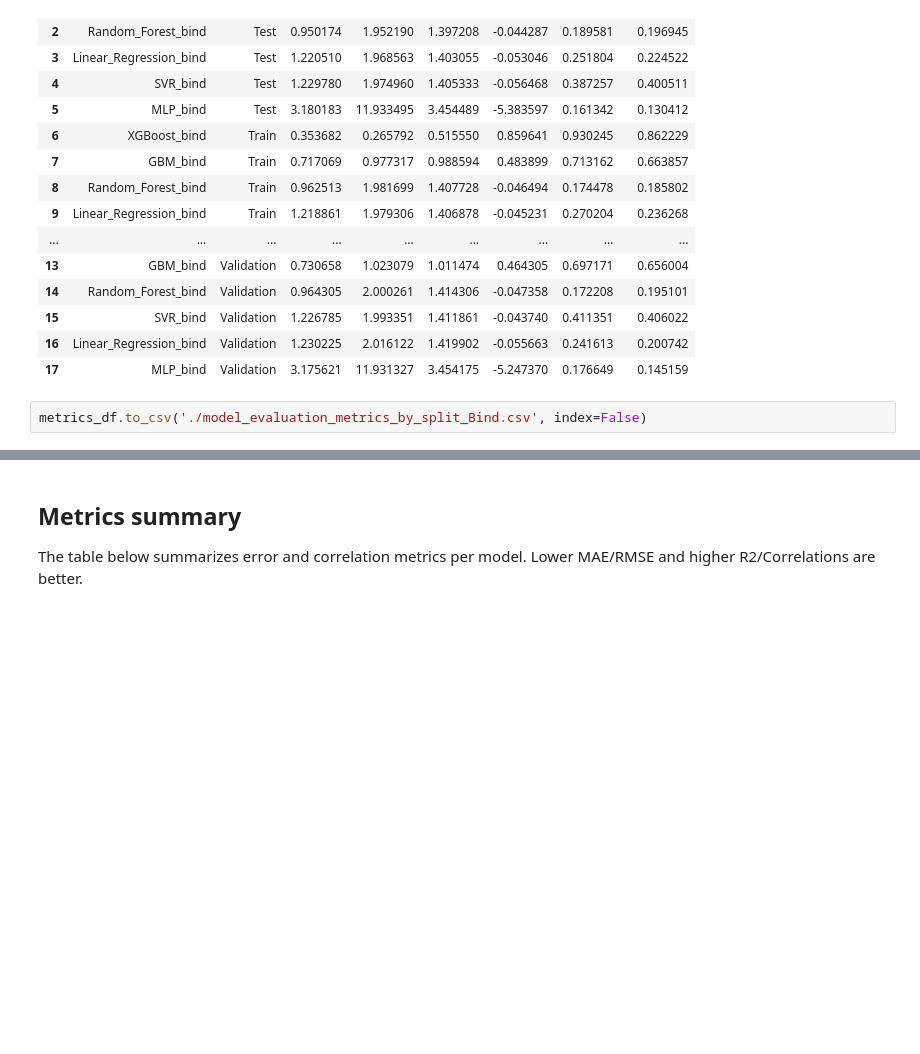
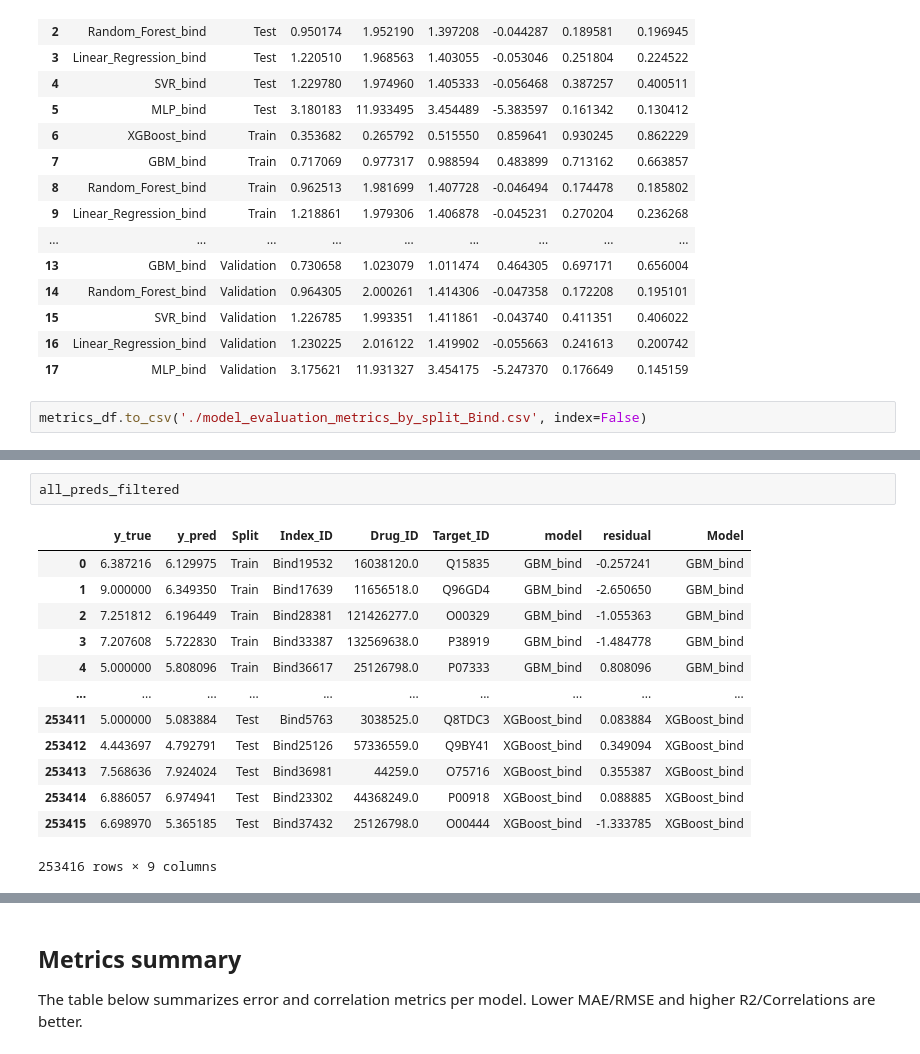
Before and after one commit to mmetalab/llm-drug-agent, a Jupyter notebook: Evaluation_Metrics/Model_Evaluation_Bind.ipynb, the cells around one changed output, grey strips where cells are left out. Cells and saved outputs as stored; diff of their text form; blank space fills up the shorter version.

```diff
--- a/Evaluation_Metrics/Model_Evaluation_Bind.ipynb
+++ b/Evaluation_Metrics/Model_Evaluation_Bind.ipynb
@@ -196,4 +196,20 @@ WindowsPath('d:/Github/llm-drug-agent/Evaluation_Metrics/figures/pred_vs_true_sc
 [figure]
+# %%
+all_preds_filtered
+# %% [output]
+|  | y_true | y_pred | Split | Index_ID | Drug_ID | Target_ID | model | residual | Model |
+| 0 | 6.387216 | 6.129975 | Train | Bind19532 | 16038120.0 | Q15835 | GBM_bind | -0.257241 | GBM_bind |
+| 1 | 9.000000 | 6.349350 | Train | Bind17639 | 11656518.0 | Q96GD4 | GBM_bind | -2.650650 | GBM_bind |
+| 2 | 7.251812 | 6.196449 | Train | Bind28381 | 121426277.0 | O00329 | GBM_bind | -1.055363 | GBM_bind |
+| 3 | 7.207608 | 5.722830 | Train | Bind33387 | 132569638.0 | P38919 | GBM_bind | -1.484778 | GBM_bind |
+| 4 | 5.000000 | 5.808096 | Train | Bind36617 | 25126798.0 | P07333 | GBM_bind | 0.808096 | GBM_bind |
+| ... | ... | ... | ... | ... | ... | ... | ... | ... | ... |
+| 253411 | 5.000000 | 5.083884 | Test | Bind5763 | 3038525.0 | Q8TDC3 | XGBoost_bind | 0.083884 | XGBoost_bind |
+| 253412 | 4.443697 | 4.792791 | Test | Bind25126 | 57336559.0 | Q9BY41 | XGBoost_bind | 0.349094 | XGBoost_bind |
+| 253413 | 7.568636 | 7.924024 | Test | Bind36981 | 44259.0 | O75716 | XGBoost_bind | 0.355387 | XGBoost_bind |
+| 253414 | 6.886057 | 6.974941 | Test | Bind23302 | 44368249.0 | P00918 | XGBoost_bind | 0.088885 | XGBoost_bind |
+| 253415 | 6.698970 | 5.365185 | Test | Bind37432 | 25126798.0 | O00444 | XGBoost_bind | -1.333785 | XGBoost_bind |
+253416 rows × 9 columns
 # %%
 # Residual box plot per model and split
 all_preds['residual'] = all_preds['y_pred'] - all_preds['y_true']
```
Also changed, not shown: parts of 4 cells of this notebook, 17 other files.
